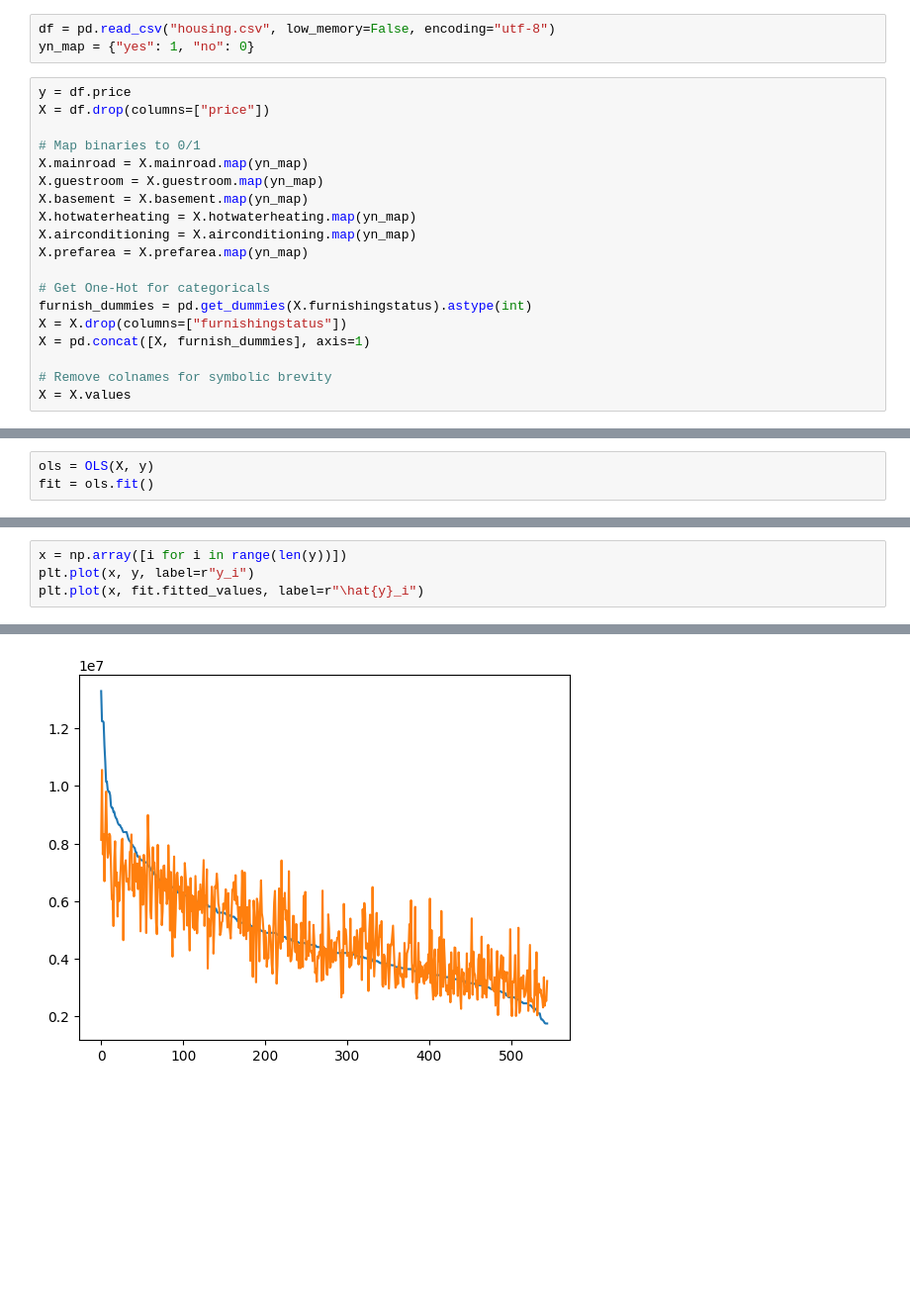
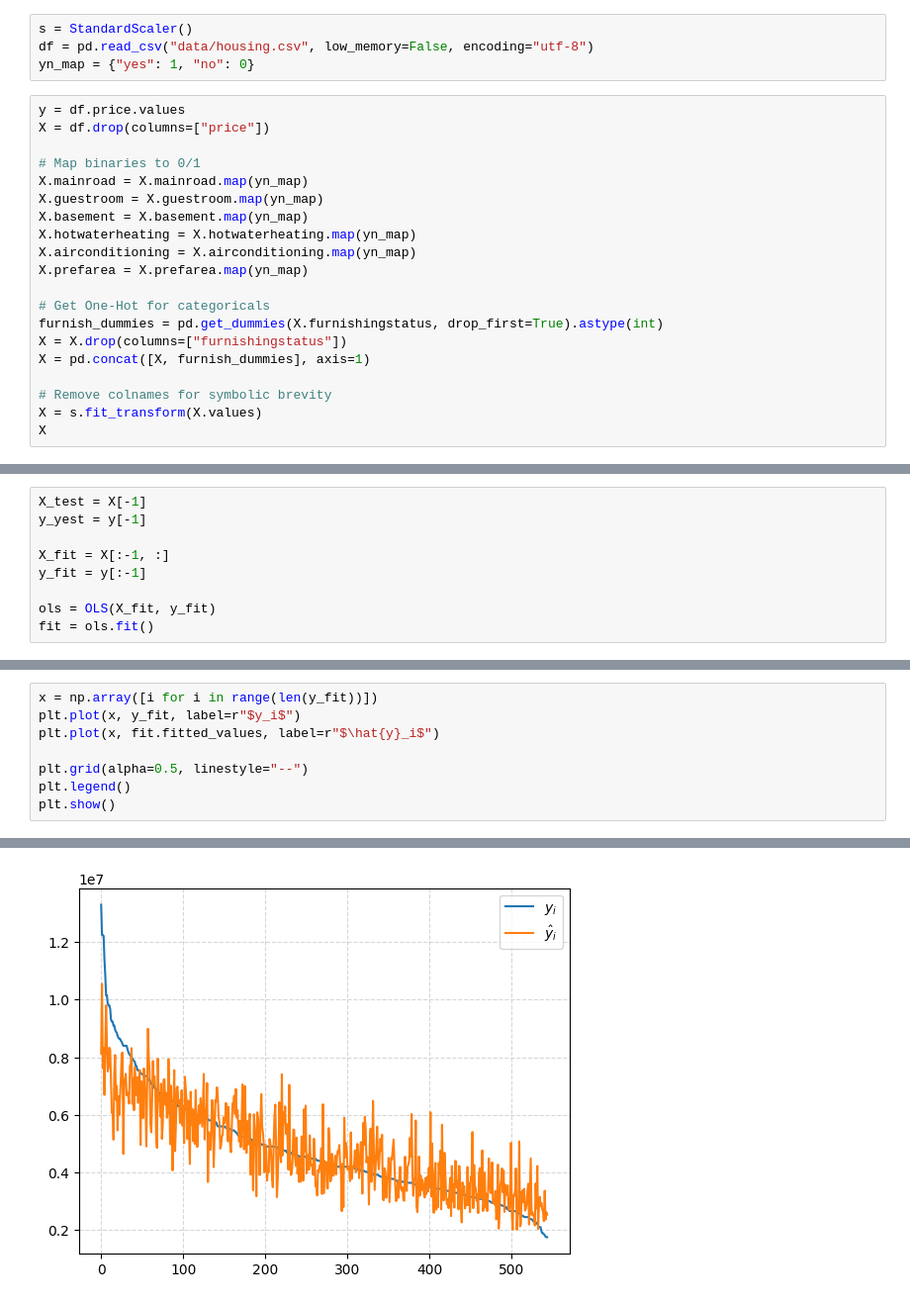
Before and after one commit to GongJr0/Econometrics2025-Project, a Jupyter notebook: main.ipynb, the cells around one changed output, grey strips where cells are left out. Shown at 99% size. Cells and saved outputs as stored; diff of their text form; blank space fills up the shorter version.

```diff
--- a/main.ipynb
+++ b/main.ipynb
@@ -4,8 +8,9 @@ from OLS import OLS
 # %%
-df = pd.read_csv("housing.csv", low_memory=False, encoding="utf-8")
+s = StandardScaler()
+df = pd.read_csv("data/housing.csv", low_memory=False, encoding="utf-8")
 yn_map = {"yes": 1, "no": 0}
 # %%
-y = df.price
+y = df.price.values
 X = df.drop(columns=["price"])
 
 # Map binaries to 0/1
@@ -17,9 +22,10 @@ X.airconditioning = X.airconditioning.map(yn_map)
 X.prefarea = X.prefarea.map(yn_map)
 
 # Get One-Hot for categoricals
-furnish_dummies = pd.get_dummies(X.furnishingstatus).astype(int)
+furnish_dummies = pd.get_dummies(X.furnishingstatus, drop_first=True).astype(int)
 X = X.drop(columns=["furnishingstatus"])
 X = pd.concat([X, furnish_dummies], axis=1)
 
 # Remove colnames for symbolic brevity
-X = X.values
+X = s.fit_transform(X.values)
+X
@@ -26,4 +46,10 @@ X = X.values
 # %%
-ols = OLS(X, y)
+X_test = X[-1]
+y_yest = y[-1]
+
+X_fit = X[:-1, :]
+y_fit = y[:-1]
+
+ols = OLS(X_fit, y_fit)
 fit = ols.fit()
 # %%
@@ -49,7 +72,11 @@ plt.show()
 # %% [output]
 [figure]
 # %%
-x = np.array([i for i in range(len(y))])
-plt.plot(x, y, label=r"y_i")
-plt.plot(x, fit.fitted_values, label=r"\hat{y}_i")
+x = np.array([i for i in range(len(y_fit))])
+plt.plot(x, y_fit, label=r"$y_i$")
+plt.plot(x, fit.fitted_values, label=r"$\hat{y}_i$")
+
+plt.grid(alpha=0.5, linestyle="--")
+plt.legend()
+plt.show()
 # %% [output]
@@ -57,2 +83,2 @@ plt.plot(x, fit.fitted_values, label=r"\hat{y}_i")
-[figure, old version]
+[figure, new version]
 # %%
```
Also changed, not shown: parts of 6 cells of this notebook, 5 other files.
